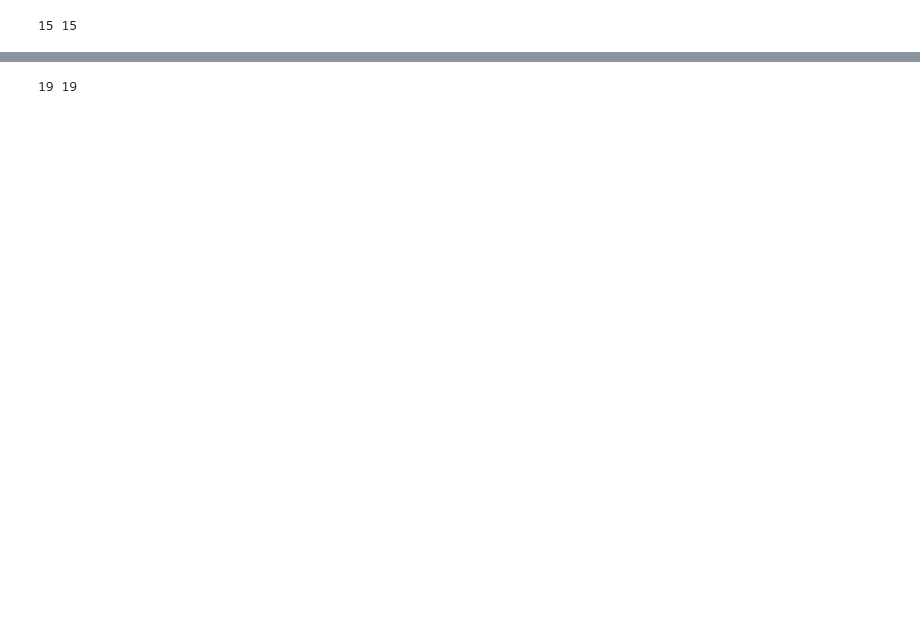
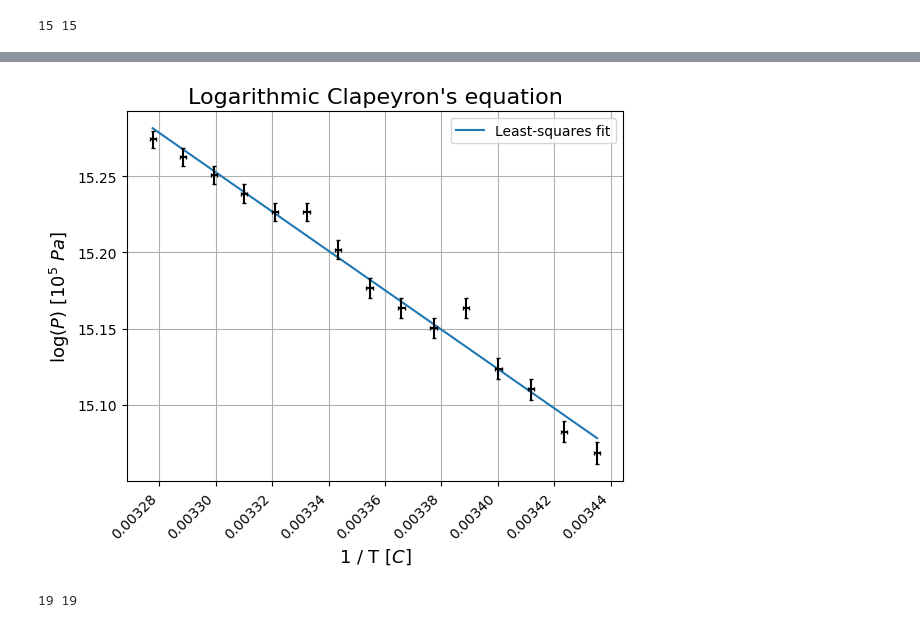
Before and after one commit to LuisGMM/UC3M-Statistics-LAB2, a Jupyter notebook: src/uc3m-statistics-lab2/data.ipynb, the cells around one changed output, grey strips where cells are left out. Saved outputs shown, nothing was run; the diff lists cells and outputs as text; code cells hidden in the pictures; blank space fills up the shorter version.

```diff
--- a/src/uc3m-statistics-lab2/data.ipynb
+++ b/src/uc3m-statistics-lab2/data.ipynb
@@ -61,7 +103,7 @@ def leastsq(x: np.ndarray, y: np.ndarray, sigma: float) -> 'tuple[[float, float]
 
     div = 1 / (sum_x**2 - n*sum_x2)
     m = (sum_x*sum_y - n*sum_xy) * div
-    b = (sum_x*sum_xy - sum_xy*sum_x2) * div
+    b = (sum_x*sum_xy - sum_y*sum_x2) * div
 
     m_e = np.sqrt(n*sigma**2 * (-1) * div)
     b_e = np.sqrt(sum_x2*sigma**2 * (-1) * div)
@@ -141,3 +203,18 @@ plt.show()
+# %%
+plt.title(r"Logarithmic Clapeyron's equation", fontsize='16')
+
+plt.plot(inv_temp, inv_temp * m + b, label='Least-squares fit')
+
+plt.errorbar(inv_temp, log_p, yerr=log_psr_err, xerr=inv_temp_err, ecolor='black', capsize=1.5, linestyle='',)
+
+plt.xlabel(r'1 / T $[C]$', fontsize='13')
+plt.ylabel(r'$\log(P) \ [10^5 \ Pa]$',fontsize='13')
+plt.xticks(rotation=45, ha="right")
+plt.legend()
+plt.grid()
+plt.show()
+# %% [output]
+[figure, added]
 # %%
 # La temp a la que está ahora es 32.4 C
 
```
Also changed, not shown: parts of 17 cells of this notebook, 1 other file.
